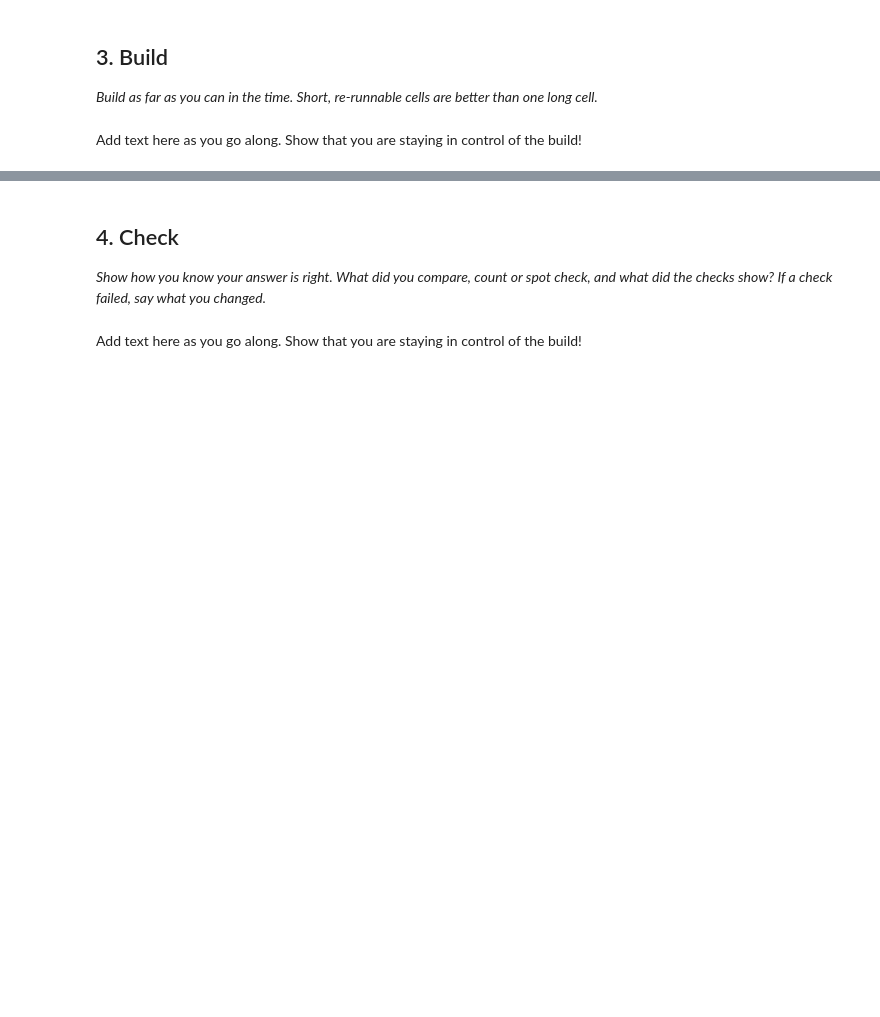
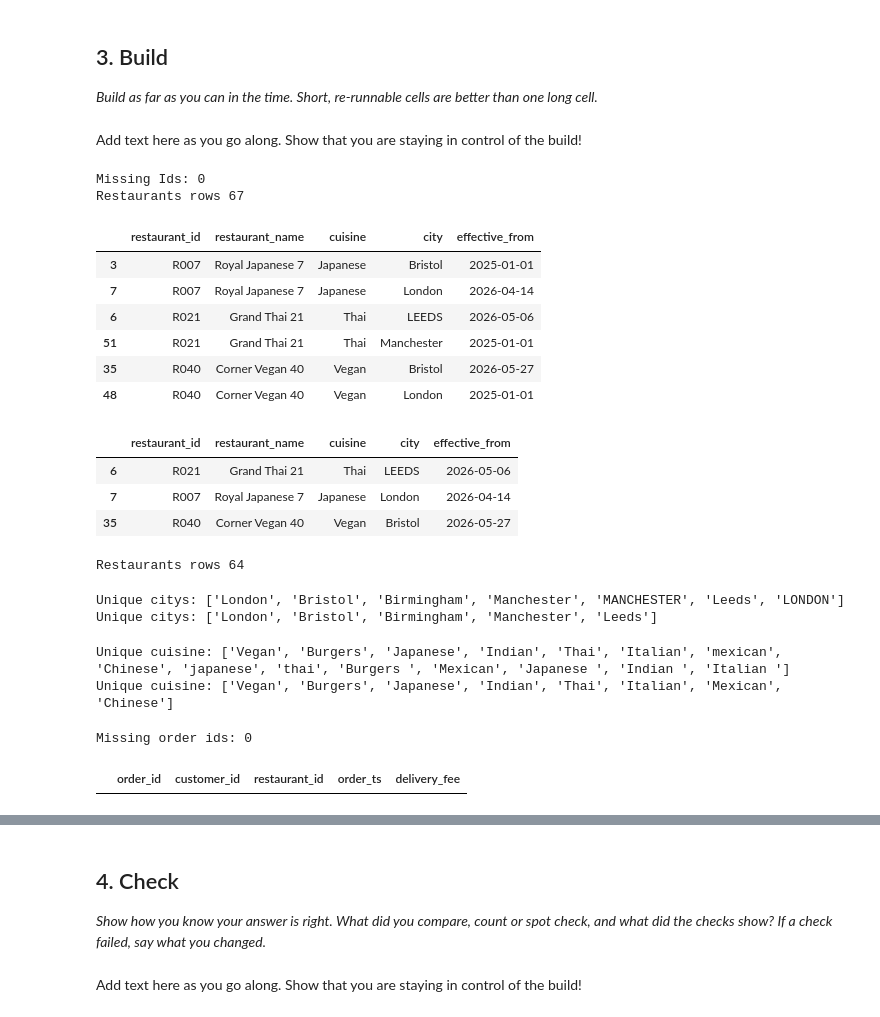
Before and after one commit to box1273002/ai-analytics, a Jupyter notebook: 5_02_practice_weekly_ops.ipynb, the cells around one changed output, grey strips where cells are left out. Saved outputs shown, nothing was run; the diff lists cells and outputs as text; code cells hidden in the pictures; blank space fills up the shorter version.

```diff
--- a/5_02_practice_weekly_ops.ipynb
+++ b/5_02_practice_weekly_ops.ipynb
@@ -367,3 +294,82 @@ Add text here
 *Build as far as you can in the time. Short, re-runnable cells are better than one long cell.*
 # %% [markdown]
 Add text here as you go along. Show that you are staying in control of the build!
+# %%
+# Lets start with restaurants
+
+restaurants = tables["restaurants"].copy()
+
+# For restaurants we need cuisine city and id to be clean
+# No missing ids great
+print(f"Missing Ids: {restaurants["restaurant_id"].isna().sum()}")
+
+print(f"Restaurants rows {restaurants.shape[0]}")
+
+display(
+    restaurants[
+        restaurants.duplicated(subset=["restaurant_id"], keep=False)
+    ].sort_values(by="restaurant_id")
+)
+# Unfornately the duplicates have different citys so we can't just drop duplicates.
+# Lets assume they move as they have different effective from and take the latest
+display(
+    restaurants[
+        restaurants.sort_values(by="effective_from").duplicated(subset="restaurant_id", keep="first")
+    ]
+)
+# That works
+restaurants = restaurants[
+    ~restaurants.sort_values(by="effective_from").duplicated(subset="restaurant_id", keep="first")
+]
+# Droped the 3 we were expecting great
+print(f"Restaurants rows {restaurants.shape[0]}")
+# %% [output]
+Missing Ids: 0
+Restaurants rows 67
+|  | restaurant_id | restaurant_name | cuisine | city | effective_from |
+| 3 | R007 | Royal Japanese 7 | Japanese | Bristol | 2025-01-01 |
+| 7 | R007 | Royal Japanese 7 | Japanese | London | 2026-04-14 |
+| 6 | R021 | Grand Thai 21 | Thai | LEEDS | 2026-05-06 |
+| 51 | R021 | Grand Thai 21 | Thai | Manchester | 2025-01-01 |
+| 35 | R040 | Corner Vegan 40 | Vegan | Bristol | 2026-05-27 |
+| 48 | R040 | Corner Vegan 40 | Vegan | London | 2025-01-01 |
+|  | restaurant_id | restaurant_name | cuisine | city | effective_from |
+| 6 | R021 | Grand Thai 21 | Thai | LEEDS | 2026-05-06 |
+| 7 | R007 | Royal Japanese 7 | Japanese | London | 2026-04-14 |
+| 35 | R040 | Corner Vegan 40 | Vegan | Bristol | 2026-05-27 |
+Restaurants rows 64
+# %%
+# Now lets do city and cuisine
+print(f"Unique citys: {list(restaurants["city"].unique())}")
+# We need to normalise them
+restaurants["city_clean"] = restaurants["city"].str.replace(r'[\s|_]+', "", regex=True).str.strip().str.title()
+print(f"Unique citys: {list(restaurants["city_clean"].unique())}")
+# %% [output]
+Unique citys: ['London', 'Bristol', 'Birmingham', 'Manchester', 'MANCHESTER', 'Leeds', 'LONDON']
+Unique citys: ['London', 'Bristol', 'Birmingham', 'Manchester', 'Leeds']
+# %%
+# Now cuisine
+print(f"Unique cuisine: {list(restaurants["cuisine"].unique())}")
+# Normalize again
+restaurants["cuisine_clean"] = restaurants["cuisine"].str.replace(r'[\s|_]+', "", regex=True).str.strip().str.title()
+print(f"Unique cuisine: {list(restaurants["cuisine_clean"].unique())}")
+# Good again we are done with restaurants
+# %% [output]
+Unique cuisine: ['Vegan', 'Burgers', 'Japanese', 'Indian', 'Thai', 'Italian', 'mexican', 'Chinese', 'japanese', 'thai', 'Burgers ', 'Mexican', 'Japanese ', 'Indian ', 'Italian ']
+Unique cuisine: ['Vegan', 'Burgers', 'Japanese', 'Indian', 'Thai', 'Italian', 'Mexican', 'Chinese']
+# %%
+# Now lets do orders as payments depends on it. For this we need valid order_id, order_ts (to week), restaurant_id
+
+# Lets start with duplicates / missing
+orders = tables["orders"].copy()
+# None missing
+print(f"Missing order ids: {orders["order_id"].isna().sum()}")
+# No duplicates
+display(
+    orders[
+        orders.duplicated(subset="order_id", keep=False)
+    ]
+)
+# %% [output]
+Missing order ids: 0
+|  | order_id | customer_id | restaurant_id | order_ts | delivery_fee |
```
Also changed, not shown: parts of 18 cells of this notebook.
